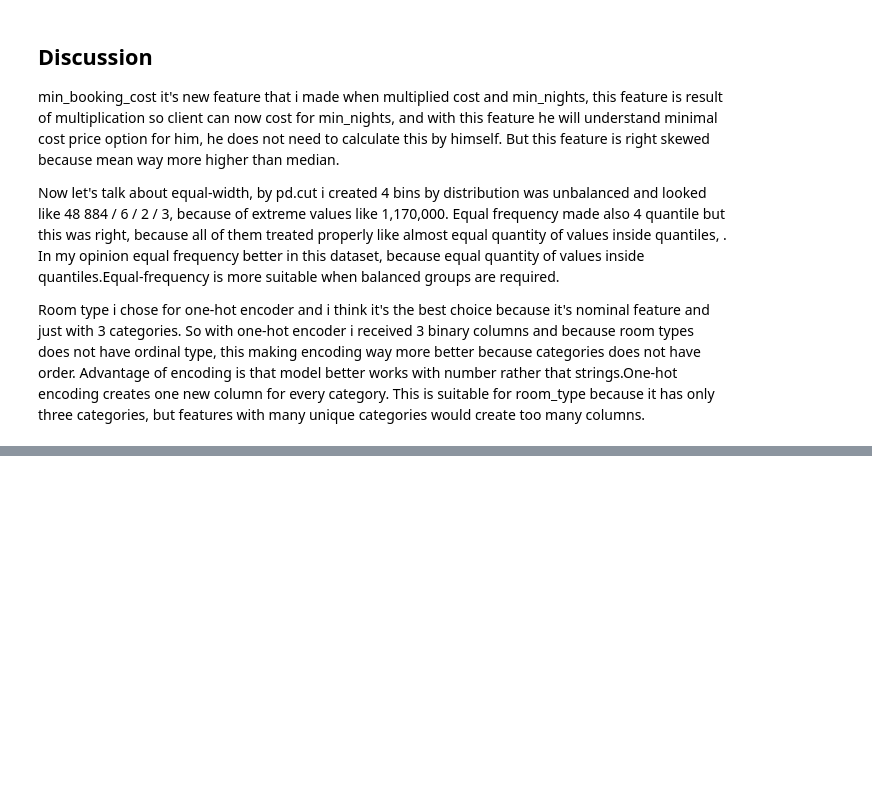
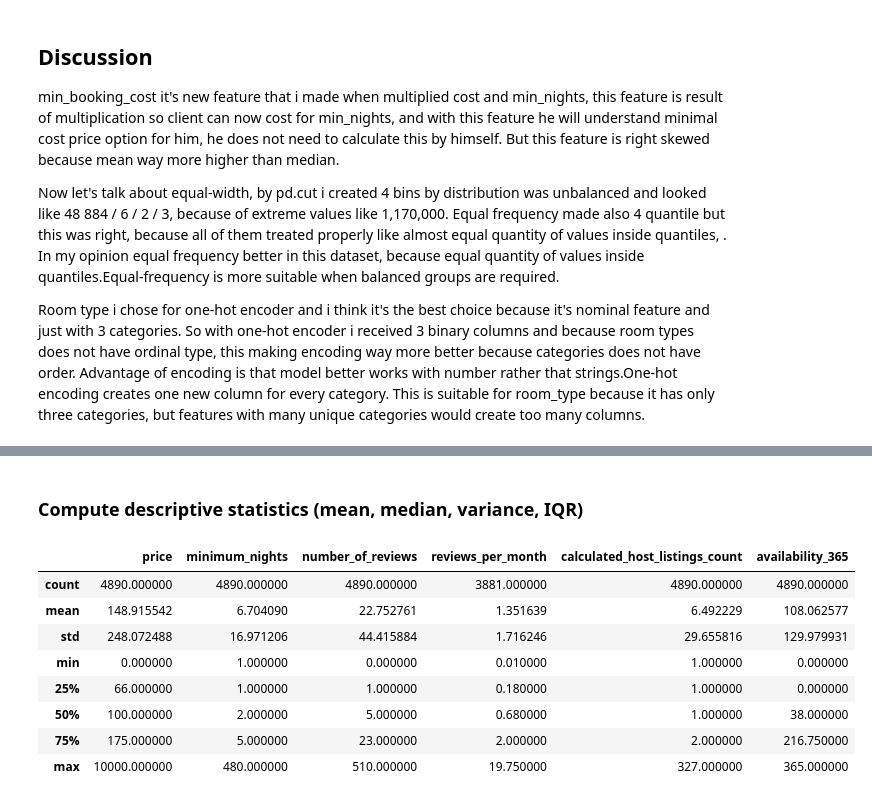
Before and after one commit to muenjmtst/ml_course_uni, a Jupyter notebook: p2/Sis.ipynb, the cells around one changed output, grey strips where cells are left out. Saved outputs shown, nothing was run; the diff lists cells and outputs as text; code cells hidden in the pictures; blank space fills up the shorter version.

```diff
--- a/p2/Sis.ipynb
+++ b/p2/Sis.ipynb
@@ -606,0 +1074,17 @@ Room type i chose for one-hot encoder and i think it's the best choice because i
+# %% [markdown]
+### Compute descriptive statistics (mean, median, variance, IQR)
+# %%
+num_values_new = ['price', 'minimum_nights', 'number_of_reviews', 'reviews_per_month', 'calculated_host_listings_count', 'availability_365']
+
+# random_sample.describe()
+random_sample[num_values_new].describe()
+# %% [output]
+|  | price | minimum_nights | number_of_reviews | reviews_per_month | calculated_host_listings_count | availability_365 |
+| count | 4890.000000 | 4890.000000 | 4890.000000 | 3881.000000 | 4890.000000 | 4890.000000 |
+| mean | 148.915542 | 6.704090 | 22.752761 | 1.351639 | 6.492229 | 108.062577 |
+| std | 248.072488 | 16.971206 | 44.415884 | 1.716246 | 29.655816 | 129.979931 |
+| min | 0.000000 | 1.000000 | 0.000000 | 0.010000 | 1.000000 | 0.000000 |
+| 25% | 66.000000 | 1.000000 | 1.000000 | 0.180000 | 1.000000 | 0.000000 |
+| 50% | 100.000000 | 2.000000 | 5.000000 | 0.680000 | 1.000000 | 38.000000 |
+| 75% | 175.000000 | 5.000000 | 23.000000 | 2.000000 | 2.000000 | 216.750000 |
+| max | 10000.000000 | 480.000000 | 510.000000 | 19.750000 | 327.000000 | 365.000000 |
```
Also changed, not shown: parts of 51 cells of this notebook, 9 other files.
